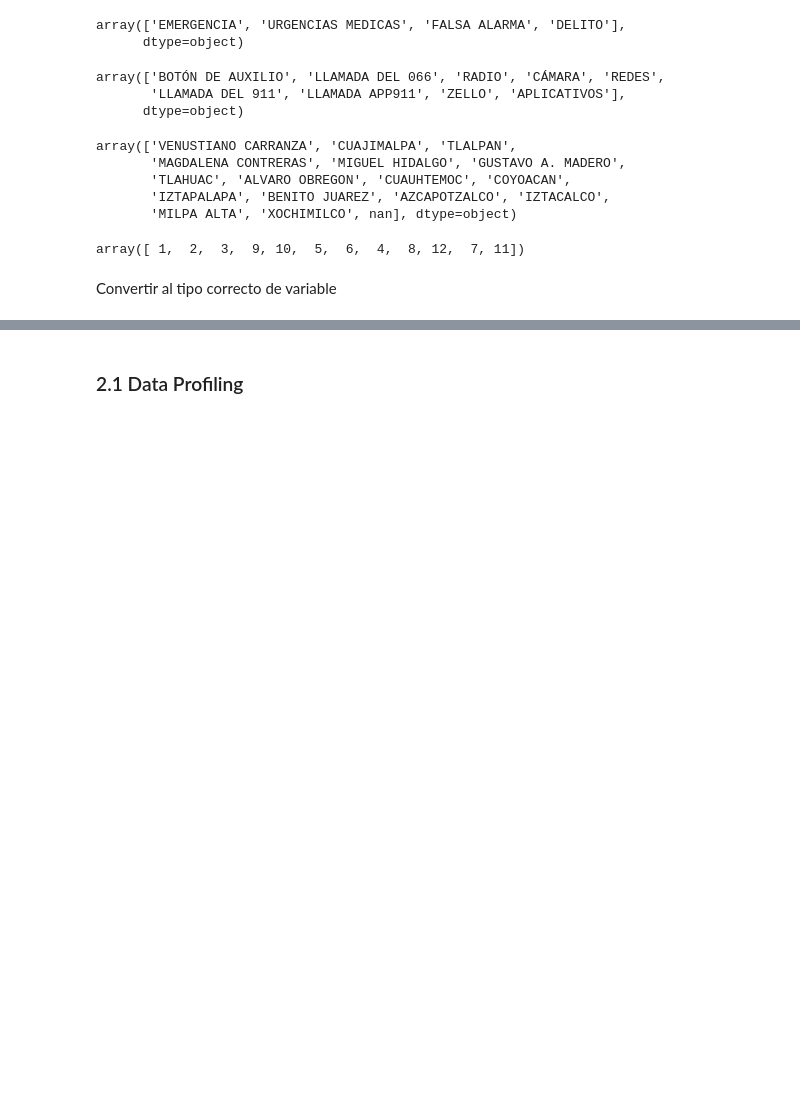
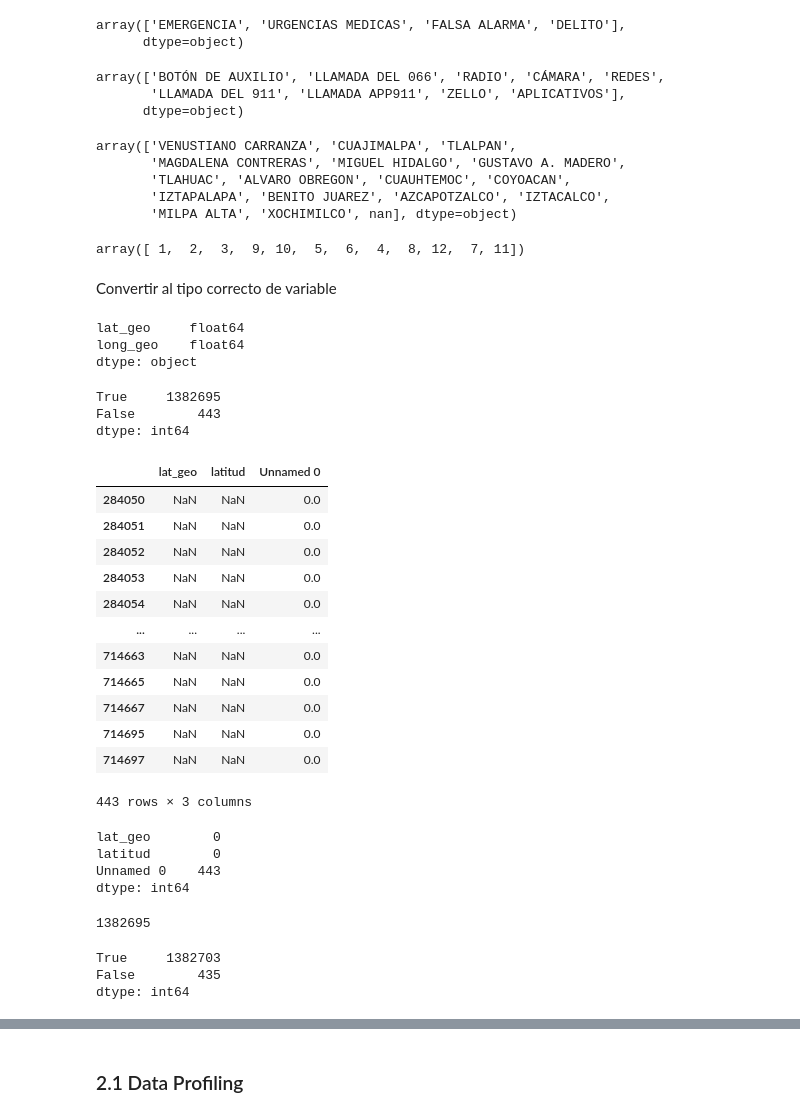
Before and after one commit to YusuriAR/Incidentes_c5, a Jupyter notebook: Proyecto1_Eq8_v1.ipynb, the cells around one changed output, grey strips where cells are left out. Saved outputs shown, nothing was run; the diff lists cells and outputs as text; code cells hidden in the pictures; blank space fills up the shorter version.

```diff
--- a/Proyecto1_Eq8_v1.ipynb
+++ b/Proyecto1_Eq8_v1.ipynb
@@ -238,0 +221,55 @@ Convertir al tipo correcto de variable
+# %%
+#Verificamos el tipo de variable de las nuevas columnas
+c5[["lat_geo", "long_geo"]].dtypes
+# %% [output]
+lat_geo     float64
+long_geo    float64
+dtype: object
+# %%
+#Vemos cuántos registros son iguales en latitud
+comparison_array = c5.latitud == c5.lat_geo
+w= c5["lat_geo"], c5["latitud"], comparison_array
+n=pd.DataFrame(w).transpose()
+comparison_array.value_counts()
+# %% [output]
+True     1382695
+False        443
+dtype: int64
+# %%
+#Los que "no son iguales"
+n[n.latitud.isnull()]
+# %% [output]
+|  | lat_geo | latitud | Unnamed 0 |
+| 284050 | NaN | NaN | 0.0 |
+| 284051 | NaN | NaN | 0.0 |
+| 284052 | NaN | NaN | 0.0 |
+| 284053 | NaN | NaN | 0.0 |
+| 284054 | NaN | NaN | 0.0 |
+| ... | ... | ... | ... |
+| 714663 | NaN | NaN | 0.0 |
+| 714665 | NaN | NaN | 0.0 |
+| 714667 | NaN | NaN | 0.0 |
+| 714695 | NaN | NaN | 0.0 |
+| 714697 | NaN | NaN | 0.0 |
+443 rows × 3 columns
+# %%
+n[n.latitud.isnull()].count()
+# %% [output]
+lat_geo        0
+latitud        0
+Unnamed 0    443
+dtype: int64
+# %%
+c5.latitud.count()
+# %% [output]
+1382695
+# %%
+#Vemos cuántos registros son iguales ahora en longitud
+comparison_array2 = c5.longitud == c5.long_geo
+w2= c5["long_geo"], c5["longitud"], comparison_array2
+n2=pd.DataFrame(w).transpose()
+comparison_array2.value_counts()
+# %% [output]
+True     1382703
+False        435
+dtype: int64
```
Also changed, not shown: parts of 38 cells of this notebook.
